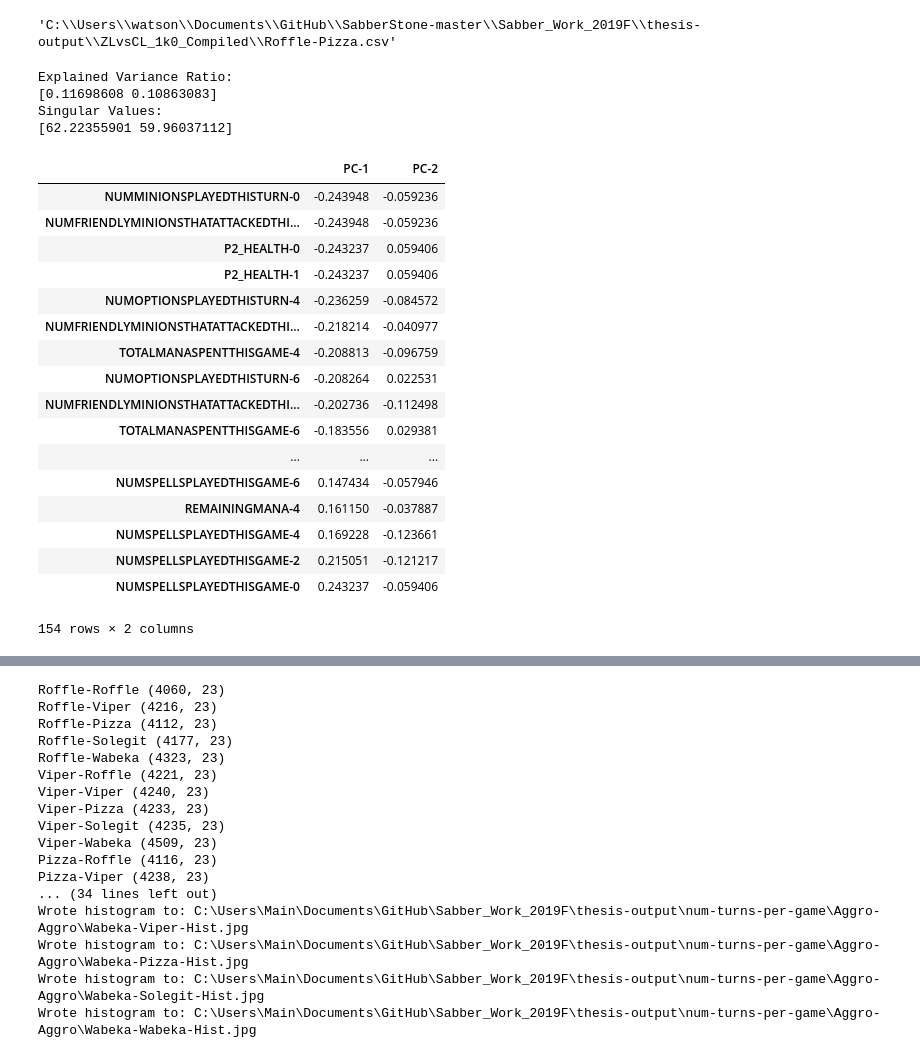
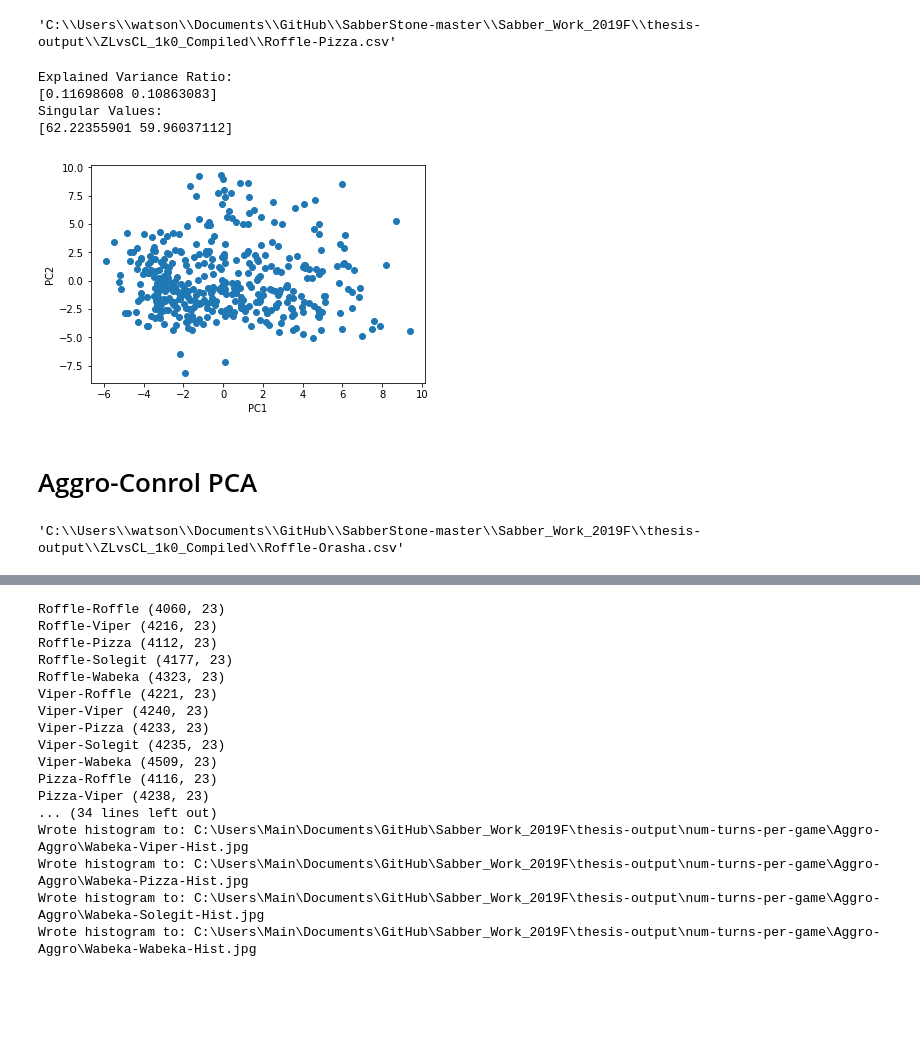
Before and after one commit to cww5/Sabber_Work_2019F, a Jupyter notebook: thesis-extensions/Spring_Data_Analysis.ipynb, the cells around one changed output, grey strips where cells are left out. Saved outputs shown, nothing was run; the diff lists cells and outputs as text; code cells hidden in the pictures; blank space fills up the shorter version.

```diff
--- a/thesis-extensions/Spring_Data_Analysis.ipynb
+++ b/thesis-extensions/Spring_Data_Analysis.ipynb
@@ -486,28 +489,21 @@ agg_agg_folders[2]
 # %%
 aa_rp = get_cleaned_match_df(agg_agg_folders[1])
 aa_rp_minturns = get_games_min_num_turns(aa_rp)
 fv_aa_rp = get_featurevector_gameset(aa_rp_minturns)
-get_principal_components(fv_aa_rp)
+aa_rp_comps, aa_rp_scaled = get_principal_components(fv_aa_rp)
+plt.scatter(aa_rp_scaled[:,0], aa_rp_scaled[:,1])
+plt.xlabel('PC1')
+plt.ylabel('PC2')
+plt.show()
 # %% [output]
 Explained Variance Ratio:
 [0.11698608 0.10863083]
 Singular Values:
 [62.22355901 59.96037112]
-|  | PC-1 | PC-2 |
-| NUMMINIONSPLAYEDTHISTURN-0 | -0.243948 | -0.059236 |
-| NUMFRIENDLYMINIONSTHATATTACKEDTHI... | -0.243948 | -0.059236 |
-| P2_HEALTH-0 | -0.243237 | 0.059406 |
-| P2_HEALTH-1 | -0.243237 | 0.059406 |
-| NUMOPTIONSPLAYEDTHISTURN-4 | -0.236259 | -0.084572 |
-| NUMFRIENDLYMINIONSTHATATTACKEDTHI... | -0.218214 | -0.040977 |
-| TOTALMANASPENTTHISGAME-4 | -0.208813 | -0.096759 |
-| NUMOPTIONSPLAYEDTHISTURN-6 | -0.208264 | 0.022531 |
-| NUMFRIENDLYMINIONSTHATATTACKEDTHI... | -0.202736 | -0.112498 |
-| TOTALMANASPENTTHISGAME-6 | -0.183556 | 0.029381 |
-| ... | ... | ... |
-| NUMSPELLSPLAYEDTHISGAME-6 | 0.147434 | -0.057946 |
-| REMAININGMANA-4 | 0.161150 | -0.037887 |
-| NUMSPELLSPLAYEDTHISGAME-4 | 0.169228 | -0.123661 |
-| NUMSPELLSPLAYEDTHISGAME-2 | 0.215051 | -0.121217 |
-| NUMSPELLSPLAYEDTHISGAME-0 | 0.243237 | -0.059406 |
-154 rows × 2 columns
+[figure, added]
+# %% [markdown]
+# Aggro-Conrol PCA
+# %%
+agg_con_folders[0]
+# %% [output]
+'C:\\Users\\watson\\Documents\\GitHub\\SabberStone-master\\Sabber_Work_2019F\\thesis-output\\ZLvsCL_1k0_Compiled\\Roffle-Orasha.csv'
```
Also changed, not shown: parts of 13 cells of this notebook.
